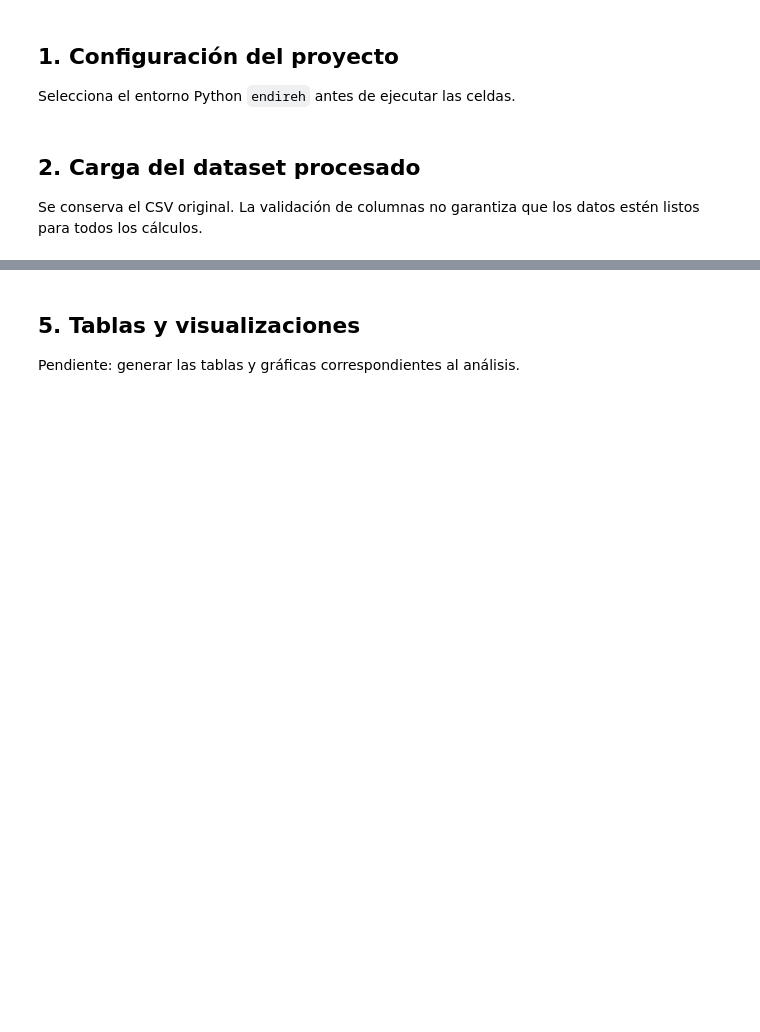
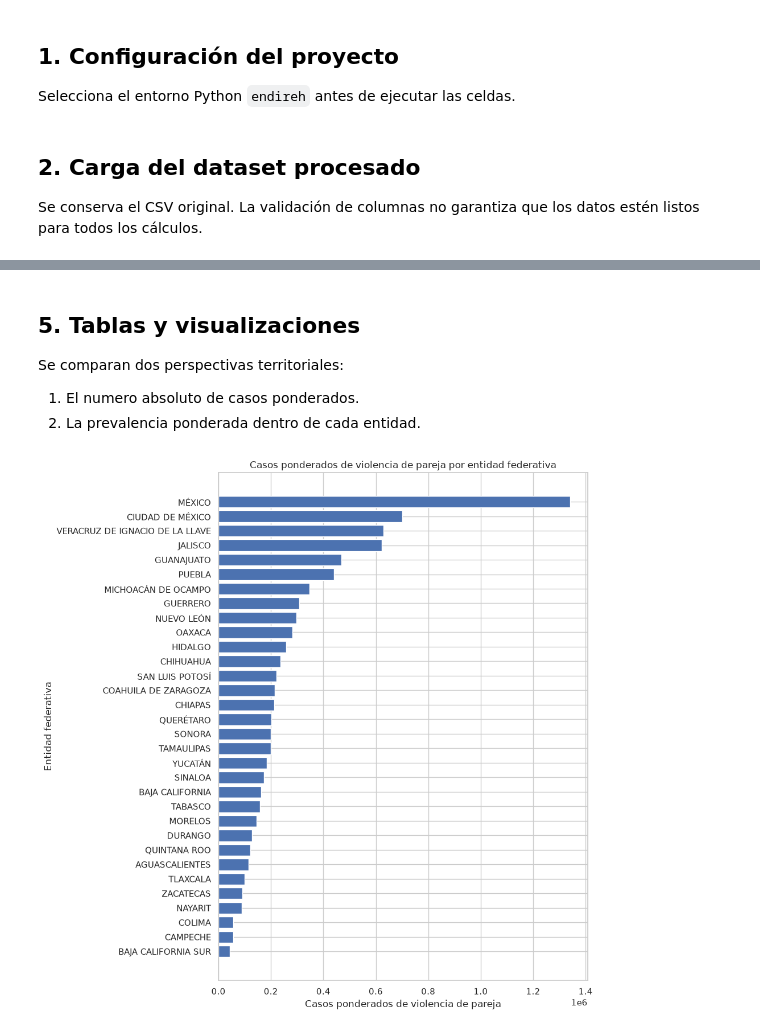
Before and after one commit to Drieveal14/Practica-04-Medidas-de-Concentracion-Heterogenidad-Gini-y-Entropia, a Jupyter notebook: notebooks/medidas_de_concentracion.ipynb, the cells around one changed output, grey strips where cells are left out. Cells and saved outputs as stored; diff of their text form; code cells hidden in the pictures; blank space fills up the shorter version.

```diff
--- a/notebooks/medidas_de_concentracion.ipynb
+++ b/notebooks/medidas_de_concentracion.ipynb
@@ -75,4 +293,37 @@ Pendiente: implementar las medidas en funciones reutilizables de `src/statistics
 # %% [markdown]
 ## 5. Tablas y visualizaciones
 
-Pendiente: generar las tablas y gráficas correspondientes al análisis.
+Se comparan dos perspectivas territoriales:
+
+1. El numero absoluto de casos ponderados.
+2. La prevalencia ponderada dentro de cada entidad.
+# %%
+ranking_casos = por_entidad.sort(
+    "casos_ponderados"
+)
+
+plt.figure(figsize=(10, 10))
+
+plt.barh(
+    ranking_casos["nom_entidad"].to_list(),
+    ranking_casos["casos_ponderados"].to_list(),
+)
+
+plt.xlabel(
+    "Casos ponderados de violencia de pareja"
+)
+
+plt.ylabel(
+    "Entidad federativa"
+)
+
+plt.title(
+    "Casos ponderados de violencia de pareja "
+    "por entidad federativa"
+)
+
+plt.tight_layout()
+
+plt.show()
+# %% [output]
+[figure, added]
```
Also changed, not shown: parts of 15 cells of this notebook, 2 other files.
